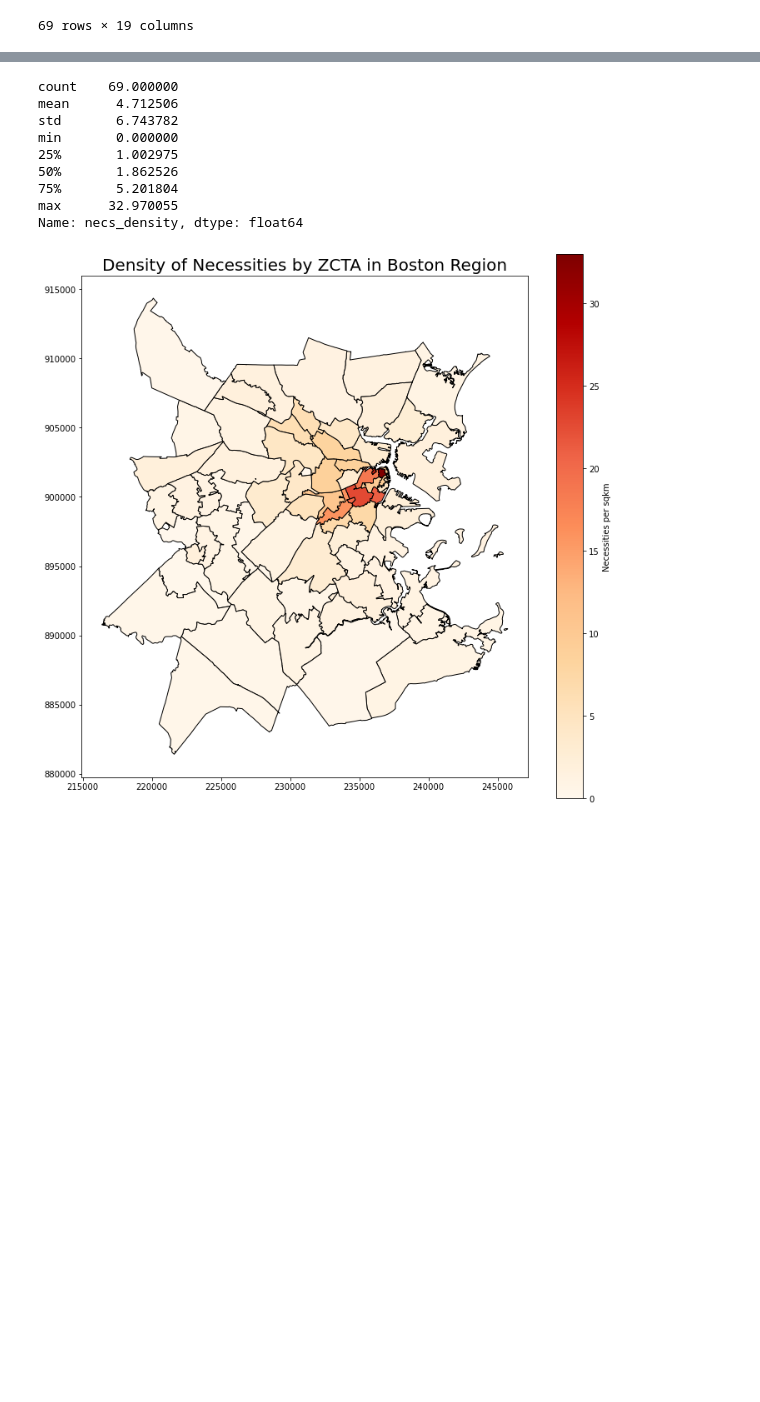
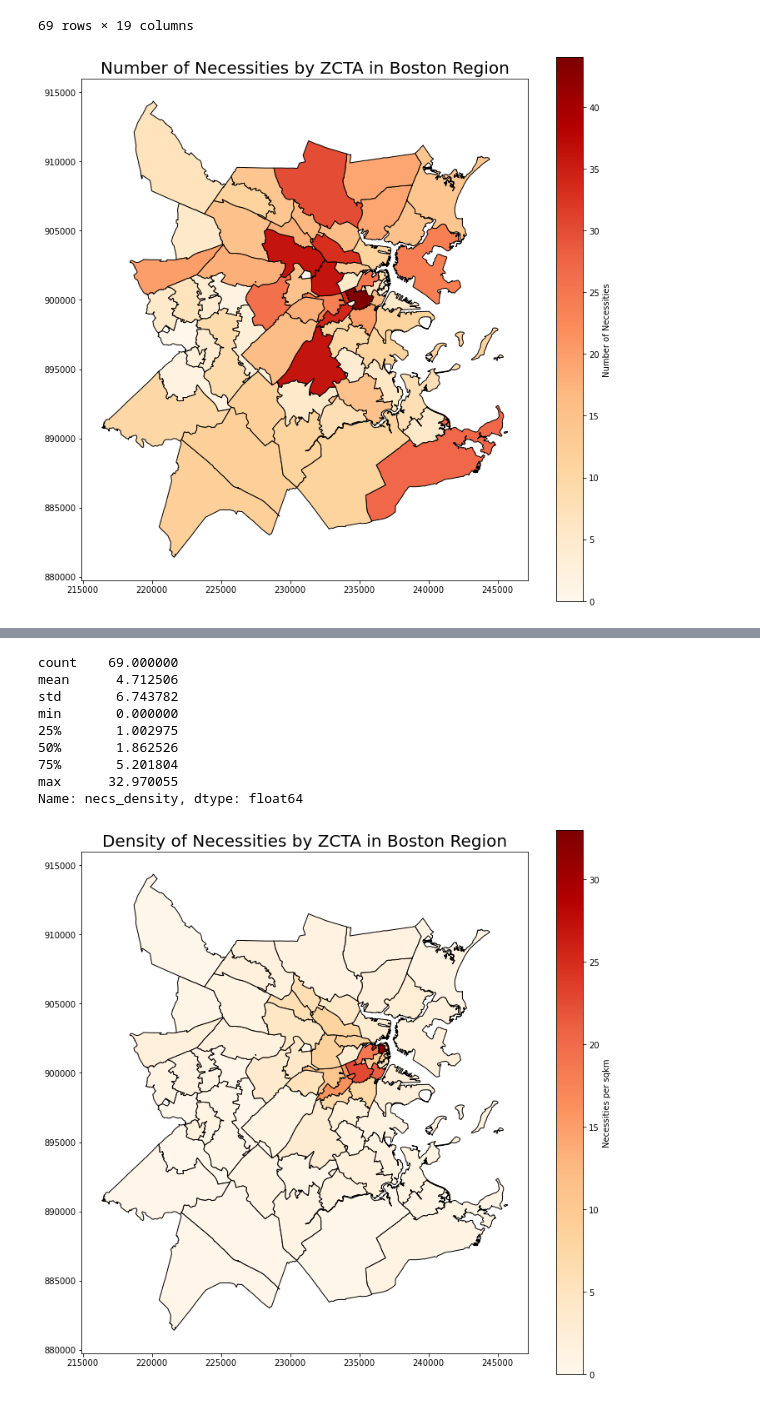
Before and after one commit to jcheng02/uep239-final-project, a Jupyter notebook: jcheng02_uep239_final_project.ipynb, the cells around one changed output, grey strips where cells are left out. Cells and saved outputs as stored; diff of their text form; code cells hidden in the pictures; blank space fills up the shorter version.

Commit message:
Necessities counts mapped.

```diff
--- a/jcheng02_uep239_final_project.ipynb
+++ b/jcheng02_uep239_final_project.ipynb
@@ -1131,6 +1131,18 @@ zcta_necs
 | 67 | 494 | 25 | 02130 | 2502130 | B5 | G6350 | S | 11393804 | 369565 | +42.3072770 | ... |
 | 68 | 495 | 25 | 02222 | 2502222 | B5 | G6350 | S | 77896 | 0 | +42.3664695 | ... |
 69 rows × 19 columns
+# %%
+# Map the number of transit nodes in each ZCTA.
+ax = zcta_necs.plot(column = 'necs_count',
+                      legend = True,
+                      edgecolor = 'black',
+                      cmap = 'OrRd',
+                      figsize = (12, 12),
+                      legend_kwds={'label': "Number of Necessities"})
+plt.title('Number of Necessities by ZCTA in Boston Region', fontsize = 20)
+plt.show()
+# %% [output]
+[figure, added]
 # %%
 # Calculate node density in nodes/sqkm.
 zcta_necs['necs_density'] = zcta_necs.necs_count/zcta_necs.area*(10**6)
```
